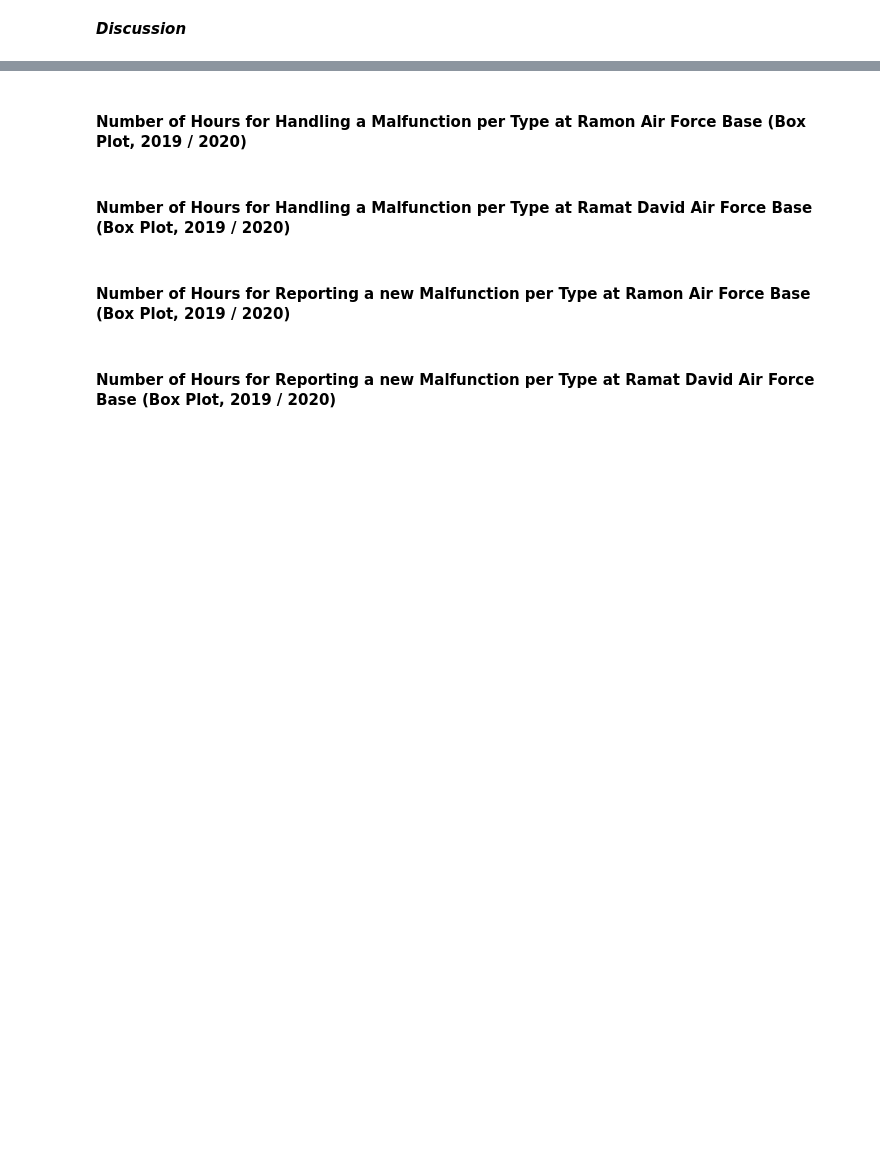
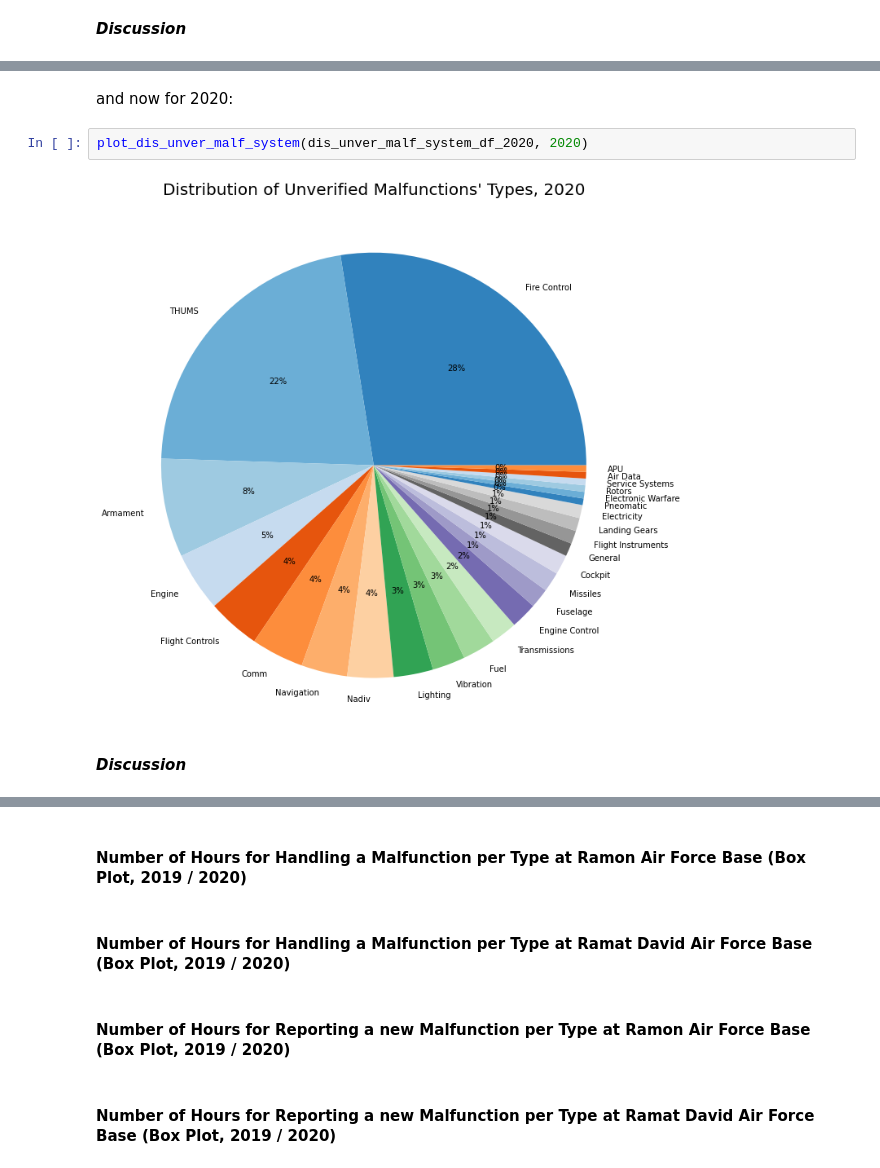
Before and after one commit to elront/Data_Sceince_Project, a Jupyter notebook: Data_science_workshop_project.ipynb, the cells around one changed output, grey strips where cells are left out. Cells and saved outputs as stored; diff of their text form; blank space fills up the shorter version.

```diff
--- a/Data_science_workshop_project.ipynb
+++ b/Data_science_workshop_project.ipynb
@@ -1808,0 +1878,8 @@ Text(0, 0.5, '')
+# %% [markdown]
+and now for 2020:
+# %%
+plot_dis_unver_malf_system(dis_unver_malf_system_df_2020, 2020)
+# %% [output]
+[figure, added]
+# %% [markdown]
+***Discussion***
```
Also changed, not shown: parts of 51 cells of this notebook.
